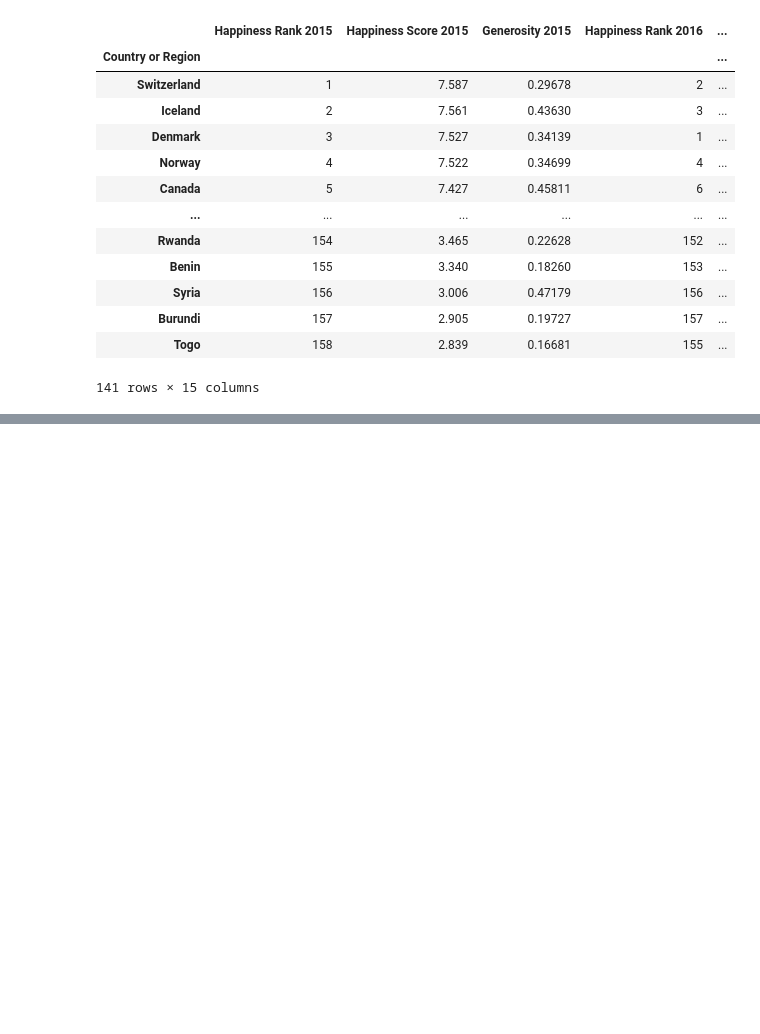
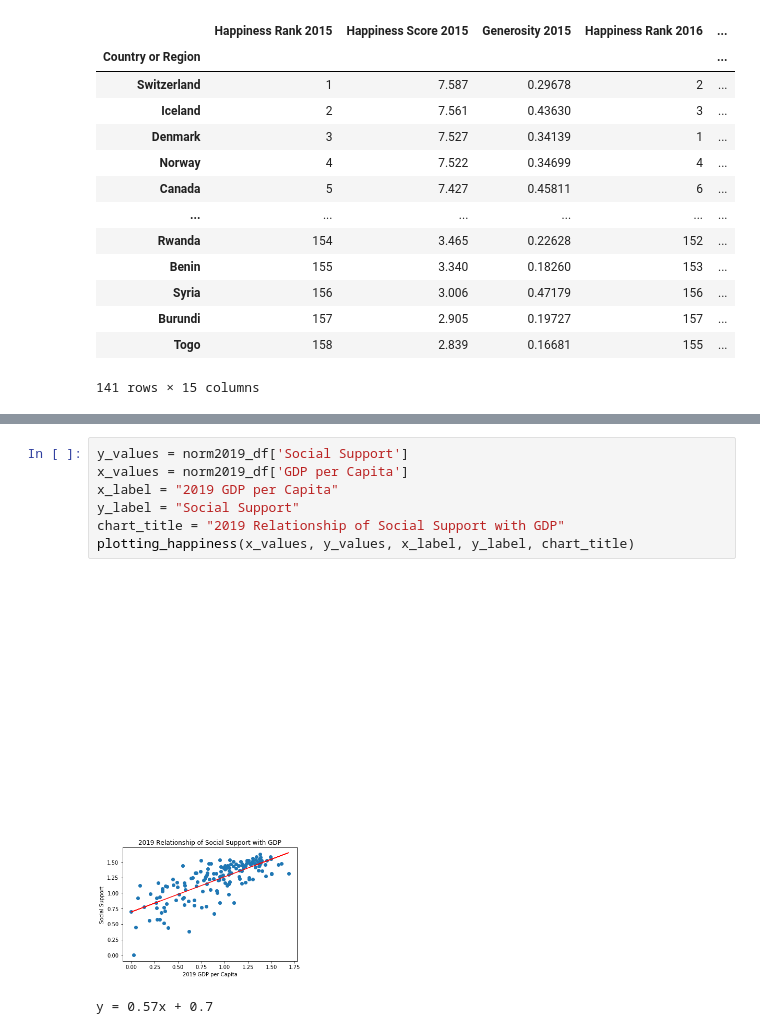
Before and after one commit to DanyCh093/Project-One-, a Jupyter notebook: world-happiness/Happiness_Index_Renamed.ipynb, the cells around one changed output, grey strips where cells are left out. Drawn from its saved outputs; the diff is of its cells as text; blank space fills up the shorter version.

Commit message:
adding correlations between the 6 happiness factors

```diff
--- a/world-happiness/Happiness_Index_Renamed.ipynb
+++ b/world-happiness/Happiness_Index_Renamed.ipynb
@@ -502,0 +577,10 @@ fd_all
+# %%
+y_values = norm2019_df['Social Support']
+x_values = norm2019_df['GDP per Capita']
+x_label = "2019 GDP per Capita"
+y_label = "Social Support"
+chart_title = "2019 Relationship of Social Support with GDP"
+plotting_happiness(x_values, y_values, x_label, y_label, chart_title)
+# %% [output]
+[figure, added]
+y = 0.57x + 0.7
```
Also changed, not shown: parts of 23 cells of this notebook.
